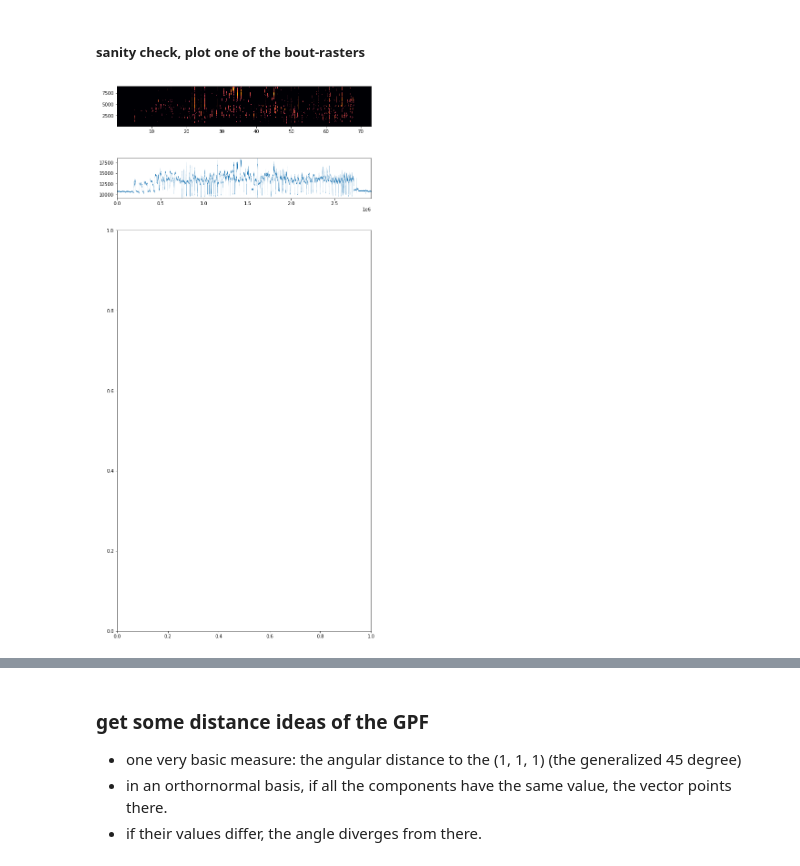
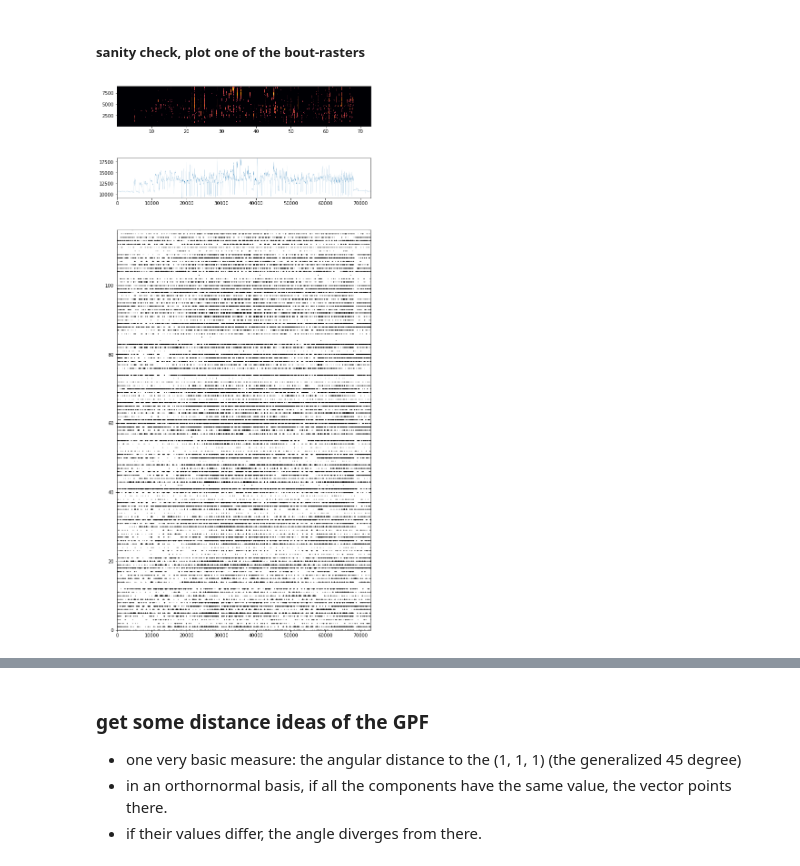
Before and after one commit to zekearneodo/ceciestunepipe, a Jupyter notebook: notebooks/pipeline/s_b1555_22/analysis_bout_gpfa-s_b1555_22-20220716_1426-pakhi-kavlitalk.ipynb, the cells around one changed output, grey strips where cells are left out. Saved outputs shown, nothing was run; the diff lists cells and outputs as text; code cells hidden in the pictures.

```diff
--- a/notebooks/pipeline/s_b1555_22/analysis_bout_gpfa-s_b1555_22-20220716_1426-pakhi-kavlitalk.ipynb
+++ b/notebooks/pipeline/s_b1555_22/analysis_bout_gpfa-s_b1555_22-20220716_1426-pakhi-kavlitalk.ipynb
@@ -181,0 +263,13 @@ bout_dict
+# %%
+bout_df['s_xx_env'] = bout_df['s_xx'].apply(lambda z: np.nansum(z, axis=0))
+bout_df['env_bin'] = bout_df['s_xx_env'].apply(lambda z: np.nan_to_num(pu.coarse(z, bin_ms)))
+bout_df['env_log'] = bout_df['env_bin'].apply(lambda z: np.log(z))
+bout_df['pre_ms'] = bout_df['pre_filt'].apply(lambda z: np.nan_to_num(pu.coarse(z, ms_sample_wav)))
+bout_df['pre_bin'] = bout_df['pre_filt'].apply(lambda z: np.nan_to_num(pu.coarse(z, bin_sample_wav)))
+#bout_df['env_bin'] = bout_df['mic_arr'].apply(lambda z: np.nan_to_num(pu.coarse(z, bin_sample_wav)))
+
+#bout_df['sxx_env'] = bout_df['s_xx'].apply(lambda z: np.nan_to_num(pu.coarse(np.nansum(z, axis=0), bin_sample_wav)))
+#bout_df['sxx_env'] = bout_df['sxx_bin'].apply(lambda z: np.nansum(z, axis=0))
+# %%
+bout_series = bout_df.iloc[0]
+bout_series['pre_bin'].shape
@@ -181,0 +321,9 @@ bout_dict
+# %%
+from sklearn.decomposition import PCA
+
+all_spk_arr = np.hstack(bout_df['spk_bin_arr']) # [n_unit, n_bin for all bouts]
+
+# make the pca transform
+pca = PCA(n_components=8)
+pca.fit(all_spk_arr.T)
+#apply the transform to all series in the dataframe
@@ -181,0 +332,2 @@ bout_dict
+# %%
+bout_df['spk_pc'] = bout_df['spk_bin_arr'].apply(lambda x: pca.transform(x.T))
@@ -197,29 +354,29 @@ plt.rcParams.update(axes_pars)
 # %%
 def plot_bout(bout_series, bout_dict, plot_raster=False):
     # get the raster, the spectrogram and the pressure
 
     t_pre = bout_dict['t_pre']
     s_f_ap = bout_dict['s_f_ap_0']
     s_f = bout_dict['s_f']
 
     mic_arr = bout_series['mic_arr']
-    pre_arr = bout_series['pre_arr']
+    pre_arr = bout_series['pre_ms']
 
     # plot
 
     fig, ax = plt.subplots(nrows=3, gridspec_kw={'height_ratios': [1, 1, 10]}, figsize=(10, 22))
 
     f, t, sxx = sp.ms_spectrogram(mic_arr.flatten(), s_f)
 
     #ax[0].plot(mic_arr.flatten())
     ax[0].pcolormesh(t, f, np.log(sxx), cmap='inferno')
     ax[1].plot(pre_arr.flatten());
 
     if plot_raster:
-        spk_arr = bout_series['spk_arr']
-        pu.plot_as_raster(spk_arr, t_0=int(-t_pre*s_f_ap), ax=ax[2])
+        spk_arr = bout_series['spk_ms_arr']
+        pu.plot_as_raster(spk_arr, t_0=int(-t_pre*0.01), ax=ax[2])
 
-plot_bout(bout_df.iloc[0], bout_dict)
+plot_bout(bout_df.iloc[0], bout_dict, plot_raster=True)
 # %% [output]
-[figure, old version]
+[figure, new version]
 # %%
```
Also changed, not shown: parts of 123 cells of this notebook, 55 other files.
